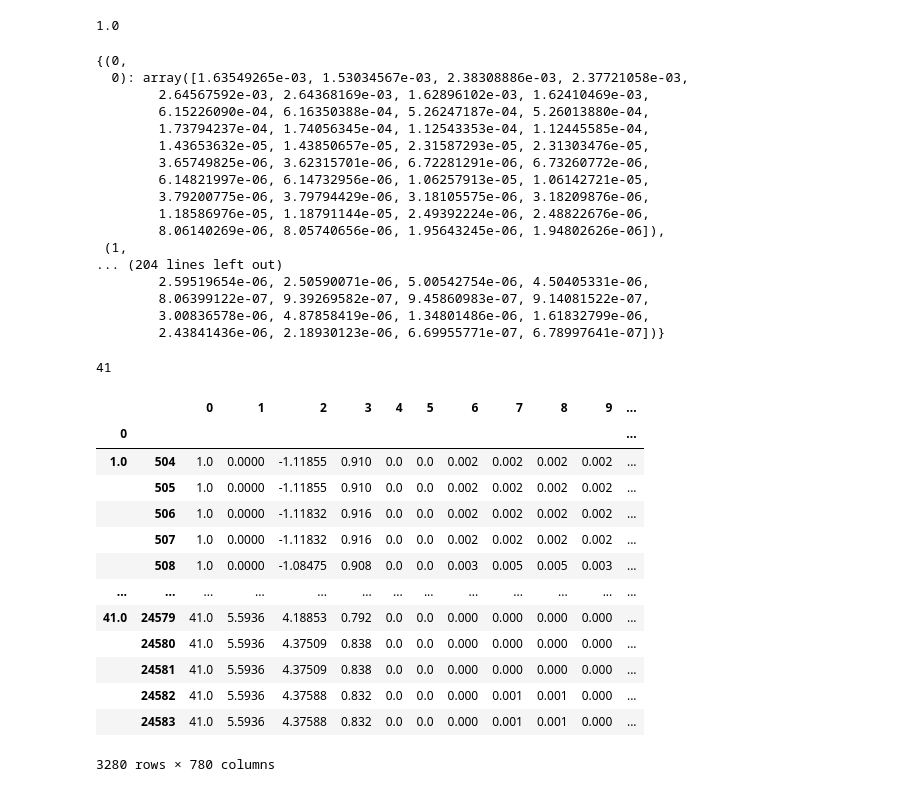
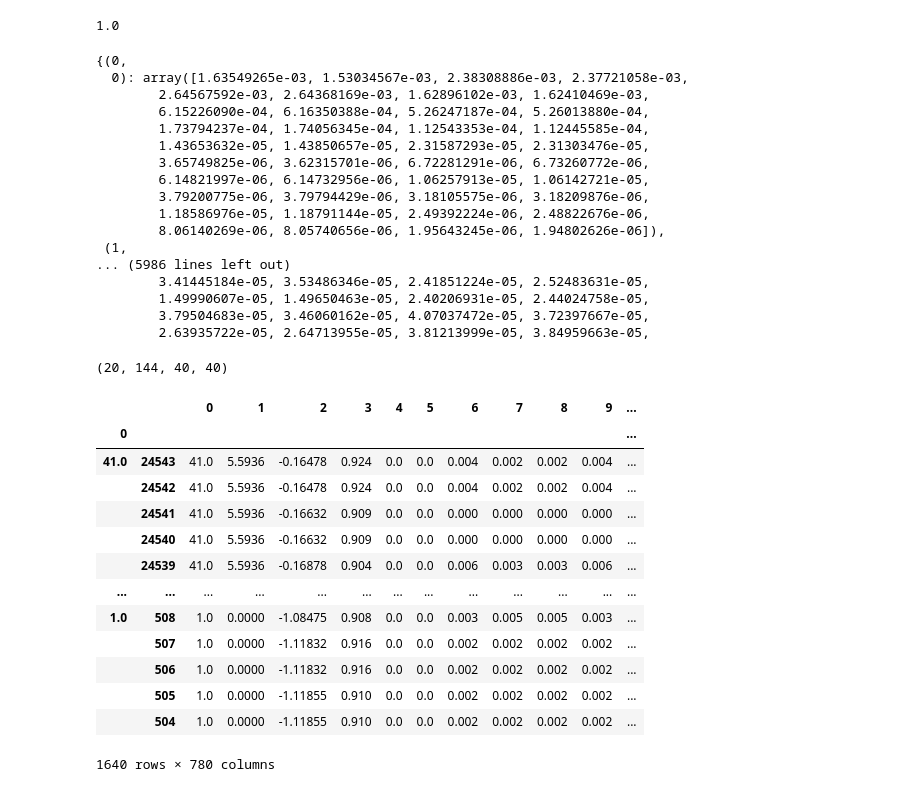
Before and after one commit to yinan-c/exciton_decomposition, a Jupyter notebook: read_kpdos.ipynb, the cells around one changed output. Drawn from its saved outputs; the diff is of its cells as text; code cells hidden in the pictures.

```diff
--- a/read_kpdos.ipynb
+++ b/read_kpdos.ipynb
@@ -48,11 +48,10 @@ max(df[3])
 import numpy as np
 import h5py as h5
 import matplotlib.pyplot as plt
+temp_contrib_c_dict = {}
+temp_contrib_v_dict = {}
 
 def plot_for_k(k_select):
-    temp_contrib_c_dict = {}
-    temp_contrib_v_dict = {}
-
     f = h5.File('eigenvectors.h5','r')
     evals = f['exciton_data/eigenvalues'][()]
     evc = f['exciton_data/eigenvectors'][()]
@@ -72,18 +71,14 @@ def plot_for_k(k_select):
 
             temp_contrib_c_dict[(iN_S,k_select)] = temp_contrib_c
             temp_contrib_v_dict[(iN_S,k_select)] = temp_contrib_v
-
-
-    return temp_contrib_c_dict, temp_contrib_v_dict
+    return nS, nk, nc, nv
 # %%
 scale = 10E2
 e_min = 0
 e_high = 5
 
-for k in range(0,1):
-    temp_contrib_c_dict = {}
-    temp_contrib_v_dict = {}
-    temp_contrib_c_dict, temp_contrib_v_dict = plot_for_k(k)
+for k in range(0,42):
+    nS, nk, nc, nv = plot_for_k(k)
     #print(temp_contrib_c_dict)
     #print(temp_contrib_v_dict)
 # %%
@@ -101,39 +96,46 @@ temp_contrib_c_dict
         1.18586976e-05, 1.18791144e-05, 2.49392224e-06, 2.48822676e-06,
         8.06140269e-06, 8.05740656e-06, 1.95643245e-06, 1.94802626e-06]),
  (1,
-... (204 lines left out)
-        2.59519654e-06, 2.50590071e-06, 5.00542754e-06, 4.50405331e-06,
-        8.06399122e-07, 9.39269582e-07, 9.45860983e-07, 9.14081522e-07,
-        3.00836578e-06, 4.87858419e-06, 1.34801486e-06, 1.61832799e-06,
-        2.43841436e-06, 2.18930123e-06, 6.69955771e-07, 6.78997641e-07])}
+... (5986 lines left out)
+        3.41445184e-05, 3.53486346e-05, 2.41851224e-05, 2.52483631e-05,
+        1.49990607e-05, 1.49650463e-05, 2.40206931e-05, 2.44024758e-05,
+        3.79504683e-05, 3.46060162e-05, 4.07037472e-05, 3.72397667e-05,
+        2.63935722e-05, 2.64713955e-05, 3.81213999e-05, 3.84959663e-05,
+# %%
+nS, nk, nc, nv
+# %% [output]
+(20, 144, 40, 40)
 # %%
 # find the corresponding pdos for each k from df
-# Count the number of k points
-n_k = len(df[0].unique())
-n_k
+# Count the number of k points in df, should be consistent with nk
+#n_k = len(df[0].unique())
+#n_k
-# %% [output]
-41
 # %%
-# For every k, find the corresponding pdos, before that, we need to isolating only the middle 80 rows for each k, corresponding to the 40 valence and 40 conduction bands
-# 首先把 df 根据第 0 列进行分组，然后对每一组进行操作
-# 然后对每一组，取出中间 80 行, 也即 fermi - 40 : fermi + 40
-# ! 定位出 fermi 的位置, 也即根据 df[2] 从负变成正的那个位置, 这里先 hard-coded 算了
+# For every k, find the corresponding pdos
+# Before that, we need to isolating only the middle nv+nc rows for each k, corresponding to the nv valence and nc conduction bands
+
+# First group df by the first column, then operate on each group
+# For each group, take out the middle nv+nc rows around fermi, i.e. fermi - nv : fermi + nc
+# ! Locate the position of fermi, i.e. the position where df[2] changes from negative to positive. Here I just hard-coded it for now
 
 fermi = 544 # VBM - start + 1
-middle_df = df.groupby(0).apply(lambda x: x.iloc[fermi-40:fermi+40,:])
-middle_df
+
+conduction_df = df.groupby(0).apply(lambda x: x.iloc[fermi:fermi+nc,:])
+valence_df = df.groupby(0).apply(lambda x: x.iloc[fermi-nv:fermi,:])
+reversed_valence_df = valence_df.iloc[::-1,:]
+reversed_valence_df
 # %% [output]
 |  |  | 0 | 1 | 2 | 3 | 4 | 5 | 6 | 7 | 8 | 9 | ... |
 | 0 |  |  |  |  |  |  |  |  |  |  |  | ... |
-| 1.0 | 504 | 1.0 | 0.0000 | -1.11855 | 0.910 | 0.0 | 0.0 | 0.002 | 0.002 | 0.002 | 0.002 | ... |
+| 41.0 | 24543 | 41.0 | 5.5936 | -0.16478 | 0.924 | 0.0 | 0.0 | 0.004 | 0.002 | 0.002 | 0.004 | ... |
+|  | 24542 | 41.0 | 5.5936 | -0.16478 | 0.924 | 0.0 | 0.0 | 0.004 | 0.002 | 0.002 | 0.004 | ... |
+|  | 24541 | 41.0 | 5.5936 | -0.16632 | 0.909 | 0.0 | 0.0 | 0.000 | 0.000 | 0.000 | 0.000 | ... |
+|  | 24540 | 41.0 | 5.5936 | -0.16632 | 0.909 | 0.0 | 0.0 | 0.000 | 0.000 | 0.000 | 0.000 | ... |
+|  | 24539 | 41.0 | 5.5936 | -0.16878 | 0.904 | 0.0 | 0.0 | 0.006 | 0.003 | 0.003 | 0.006 | ... |
+| ... | ... | ... | ... | ... | ... | ... | ... | ... | ... | ... | ... | ... |
+| 1.0 | 508 | 1.0 | 0.0000 | -1.08475 | 0.908 | 0.0 | 0.0 | 0.003 | 0.005 | 0.005 | 0.003 | ... |
+|  | 507 | 1.0 | 0.0000 | -1.11832 | 0.916 | 0.0 | 0.0 | 0.002 | 0.002 | 0.002 | 0.002 | ... |
+|  | 506 | 1.0 | 0.0000 | -1.11832 | 0.916 | 0.0 | 0.0 | 0.002 | 0.002 | 0.002 | 0.002 | ... |
 |  | 505 | 1.0 | 0.0000 | -1.11855 | 0.910 | 0.0 | 0.0 | 0.002 | 0.002 | 0.002 | 0.002 | ... |
-|  | 506 | 1.0 | 0.0000 | -1.11832 | 0.916 | 0.0 | 0.0 | 0.002 | 0.002 | 0.002 | 0.002 | ... |
-|  | 507 | 1.0 | 0.0000 | -1.11832 | 0.916 | 0.0 | 0.0 | 0.002 | 0.002 | 0.002 | 0.002 | ... |
-|  | 508 | 1.0 | 0.0000 | -1.08475 | 0.908 | 0.0 | 0.0 | 0.003 | 0.005 | 0.005 | 0.003 | ... |
-| ... | ... | ... | ... | ... | ... | ... | ... | ... | ... | ... | ... | ... |
-| 41.0 | 24579 | 41.0 | 5.5936 | 4.18853 | 0.792 | 0.0 | 0.0 | 0.000 | 0.000 | 0.000 | 0.000 | ... |
-|  | 24580 | 41.0 | 5.5936 | 4.37509 | 0.838 | 0.0 | 0.0 | 0.000 | 0.000 | 0.000 | 0.000 | ... |
-|  | 24581 | 41.0 | 5.5936 | 4.37509 | 0.838 | 0.0 | 0.0 | 0.000 | 0.000 | 0.000 | 0.000 | ... |
-|  | 24582 | 41.0 | 5.5936 | 4.37588 | 0.832 | 0.0 | 0.0 | 0.000 | 0.001 | 0.001 | 0.000 | ... |
-|  | 24583 | 41.0 | 5.5936 | 4.37588 | 0.832 | 0.0 | 0.0 | 0.000 | 0.001 | 0.001 | 0.000 | ... |
+|  | 504 | 1.0 | 0.0000 | -1.11855 | 0.910 | 0.0 | 0.0 | 0.002 | 0.002 | 0.002 | 0.002 | ... |
-3280 rows × 780 columns
+1640 rows × 780 columns
```
Also changed, not shown: parts of 8 cells of this notebook.
